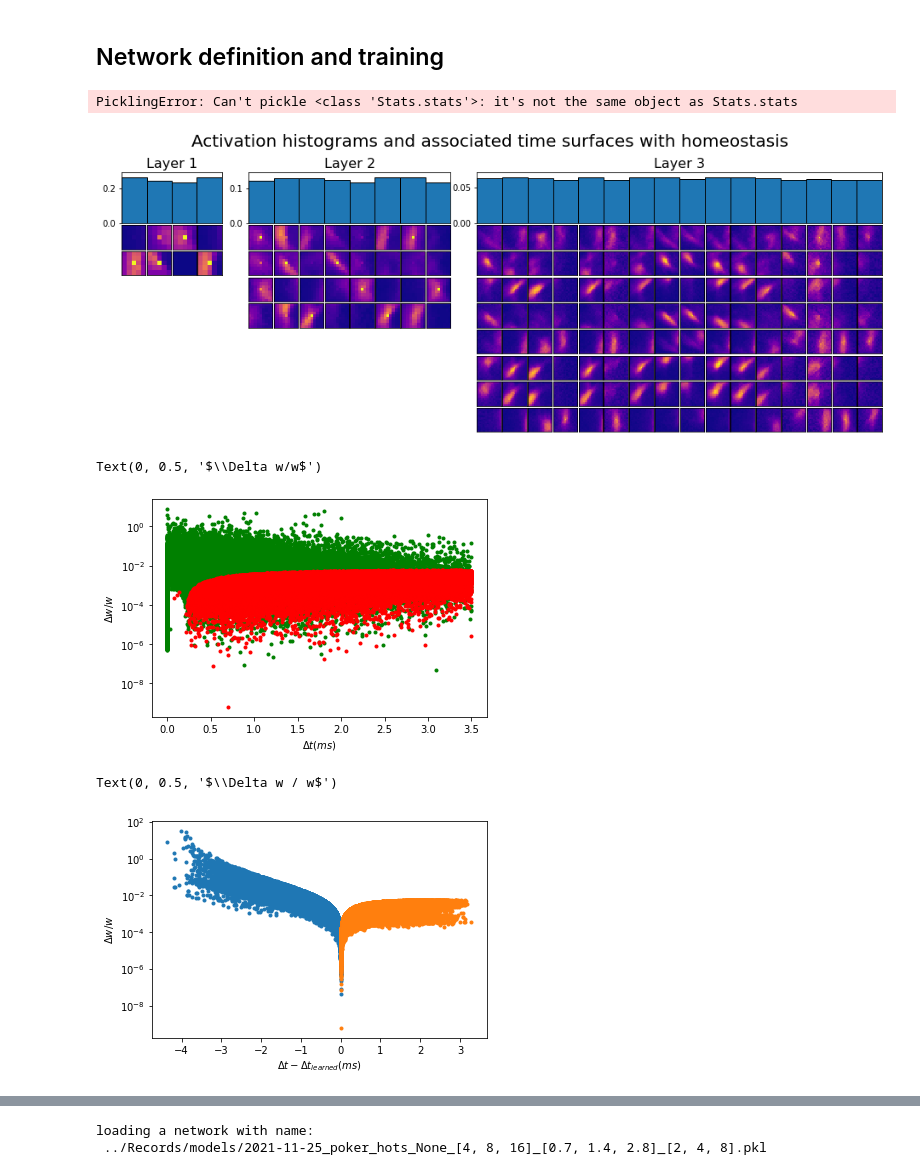
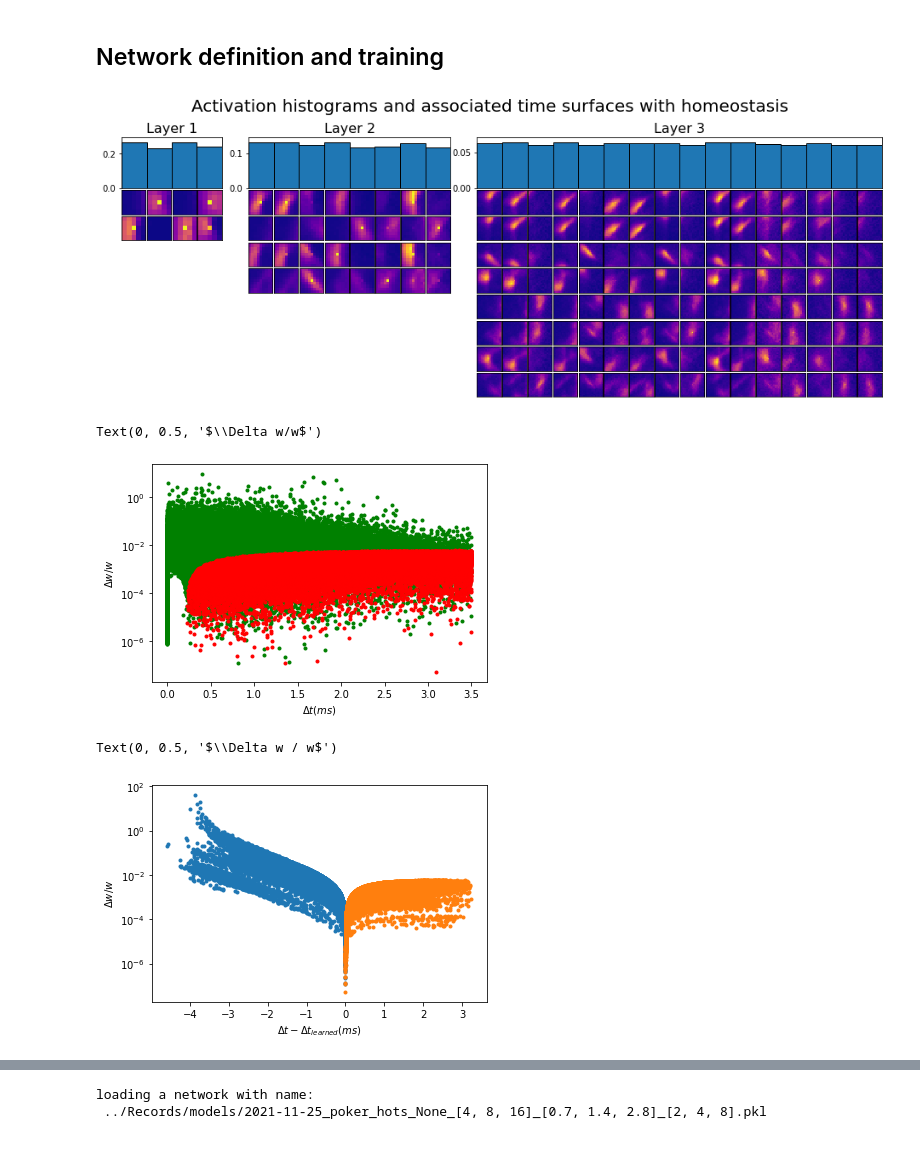
Before and after one commit to AntoineGrimaldi/HOTS, a Jupyter notebook: notebooks/BASICS_02_Training.Network.ipynb, the cells around one changed output, grey strips where cells are left out. Cells and saved outputs as stored; diff of their text form; code cells hidden in the pictures.

```diff
--- a/notebooks/BASICS_02_Training.Network.ipynb
+++ b/notebooks/BASICS_02_Training.Network.ipynb
@@ -49,15 +47,11 @@ Size of Dataloader: 4 samples
 # %%
 from Network import network
 hots = network(name = 'homhots', tau = [0.7, 1.4, 2.8], homeo = [2,1],
-               timestr = '2021-11-25_poker', to_record=True)
+               timestr = '2021-12-14_poker', to_record=True)
 events, target, indices = hots.running(loader, order, classes, learn=True)
 hots.plotlayer();
 # %% [output]
-PicklingError: Can't pickle <class 'Stats.stats'>: it's not the same object as Stats.stats
+[figure, added]
-# %%
-hots.plotlayer();
-# %% [output]
-[figure, removed]
 # %%
 import matplotlib.pyplot as plt
 
@@ -74,7 +68,7 @@ plt.xlabel('$\Delta t (ms)$')
 plt.ylabel('$\Delta w/w$')
 # %% [output]
 Text(0, 0.5, '$\\Delta w/w$')
-[figure, old version]
+[figure, new version]
 # %%
 dt_XTS = hots.stats[layer].delta_wt[:, 1]-hots.stats[layer].delta_wt[:, 2]
 dw = hots.stats[layer].delta_wt[:, 0]/hots.stats[layer].delta_wt[:, 3]
@@ -84,4 +78,4 @@ plt.xlabel('$\Delta t - \Delta t_{learned} (ms)$')
 plt.ylabel('$\Delta w / w$')
 # %% [output]
 Text(0, 0.5, '$\\Delta w / w$')
-[figure, old version]
+[figure, new version]
```
Also changed, not shown: parts of 4 cells of this notebook, 1 other file.
